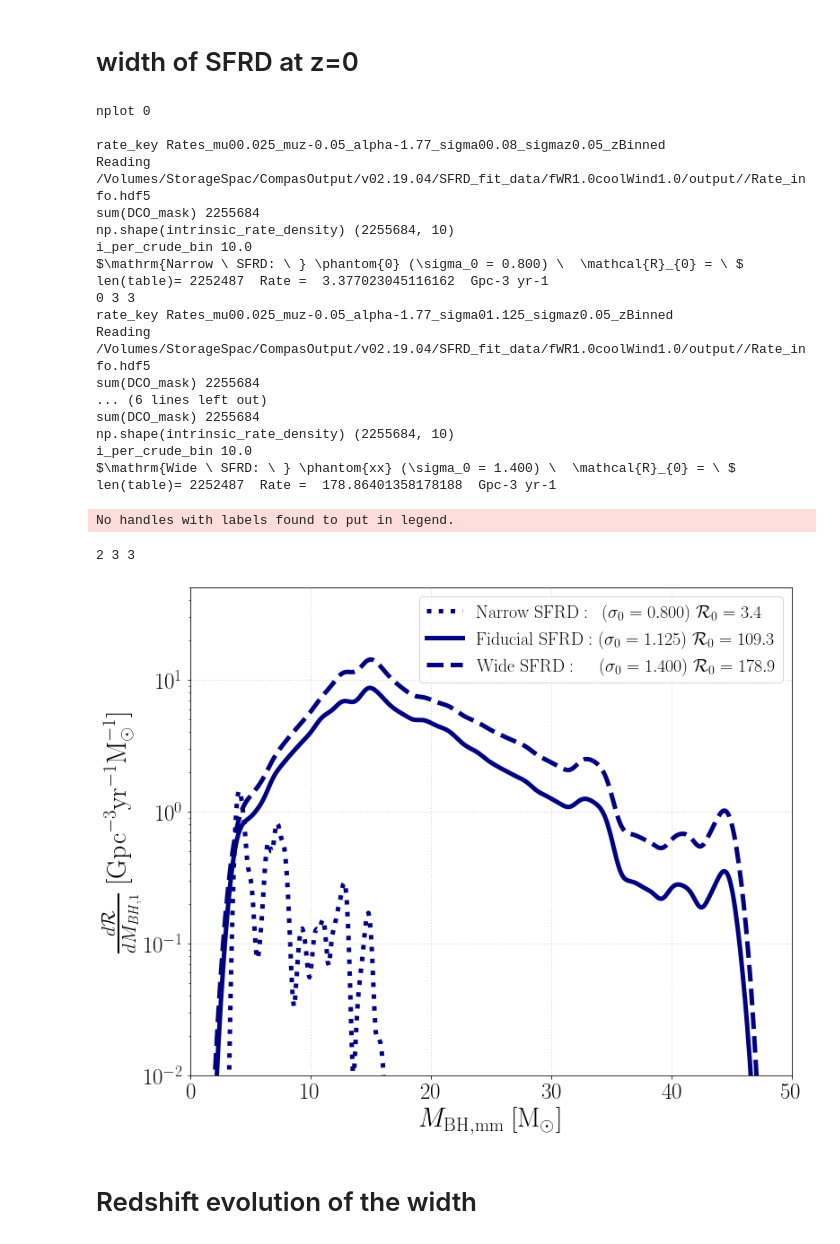
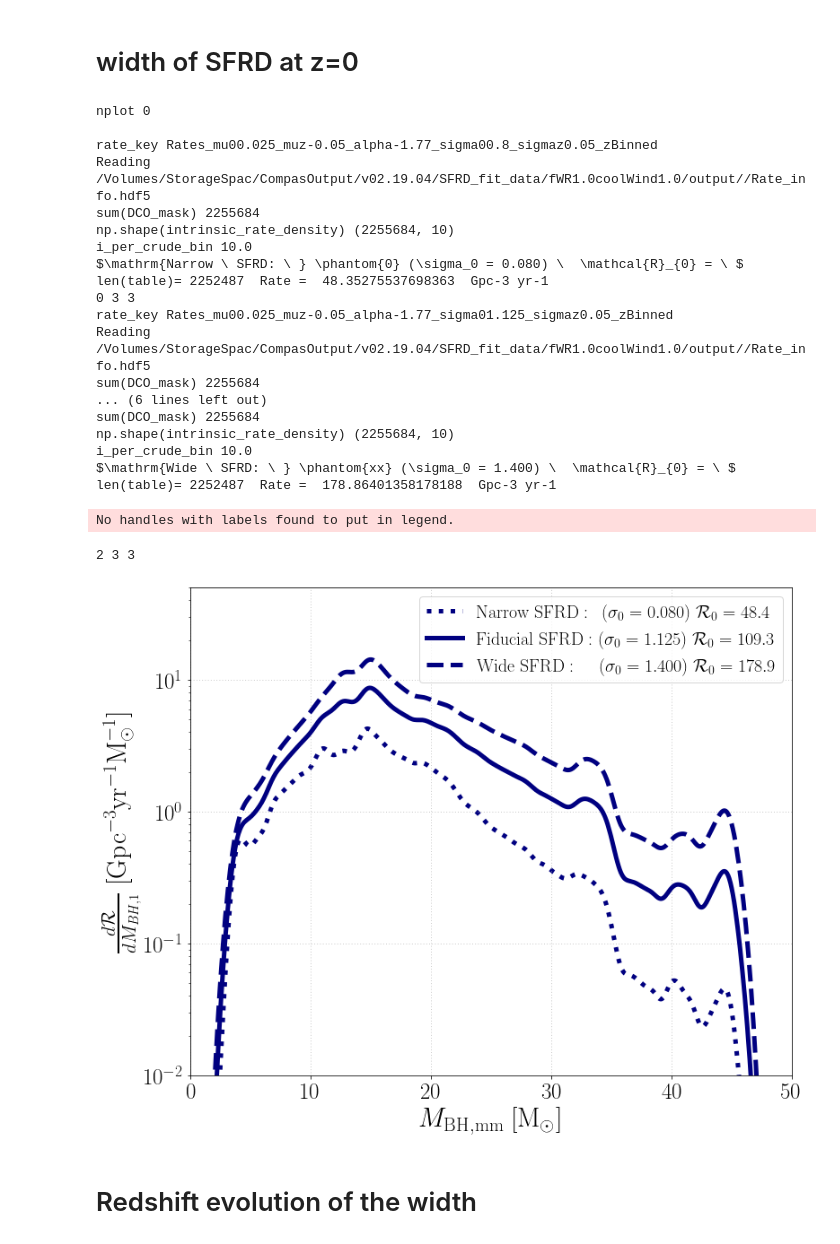
Before and after one commit to sashalvna/SFRD_fit, a Jupyter notebook: src/scripts/BBH_mass_distribution_lowz.ipynb, the cells around one changed output. Saved outputs shown, nothing was run; the diff lists cells and outputs as text; code cells hidden in the pictures.

```diff
--- a/src/scripts/BBH_mass_distribution_lowz.ipynb
+++ b/src/scripts/BBH_mass_distribution_lowz.ipynb
@@ -500,34 +497,34 @@ No handles with labels found to put in legend.
 # width of SFRD at z=0
 # %%
 ####################################################
-plot_mass_distribution(sim_dir = data_dir, x_key = 'M_moreMassive',  rate_keys = ['Rates_mu00.025_muz-0.05_alpha-1.77_sigma0%s_sigmaz0.05_zBinned'%(x) for x in [0.08, 1.125, 1.4]],
+plot_mass_distribution(sim_dir = data_dir, x_key = 'M_moreMassive',  rate_keys = ['Rates_mu00.025_muz-0.05_alpha-1.77_sigma0%s_sigmaz0.05_zBinned'%(x) for x in [0.8, 1.125, 1.4]],
                        show_hist = False, show_KDE = True, kde_width = 0.07, plot_LIGO = False, linestyles = [':','-', '--'], colors = ['navy',  'navy', 'navy'],
                        bootstrap = False, bootstraps = 50, save_name = 'SFRD_width_variations.pdf', save_plot=True,
                        xlabel = r'$M_{\mathrm{BH, mm}} \ \rm [M_{\odot}]$',
-                       labels = ['$\mathrm{Narrow \ SFRD: \ } \phantom{0} (\sigma_0 = 0.080) \  \mathcal{R}_{0} = \ $',
+                       labels = ['$\mathrm{Narrow \ SFRD: \ } \phantom{0} (\sigma_0 = 0.80) \  \mathcal{R}_{0} = \ $',
                                  '$\mathrm{Fiducial \ SFRD: \ } (\sigma_0 = 1.125) \ \mathcal{R}_{0}= \ $',
                                  '$\mathrm{Wide \ SFRD: \ } \phantom{xx} (\sigma_0 = 1.400) \  \mathcal{R}_{0} = \ $'])
 # %% [output]
 nplot 0
 
-rate_key Rates_mu00.025_muz-0.05_alpha-1.77_sigma00.08_sigmaz0.05_zBinned
+rate_key Rates_mu00.025_muz-0.05_alpha-1.77_sigma00.8_sigmaz0.05_zBinned
 Reading  /Volumes/StorageSpac/CompasOutput/v02.19.04/SFRD_fit_data/fWR1.0coolWind1.0/output//Rate_info.hdf5
 sum(DCO_mask) 2255684
 np.shape(intrinsic_rate_density) (2255684, 10)
 i_per_crude_bin 10.0
-$\mathrm{Narrow \ SFRD: \ } \phantom{0} (\sigma_0 = 0.800) \  \mathcal{R}_{0} = \ $  len(table)= 2252487  Rate =  3.377023045116162  Gpc-3 yr-1
+$\mathrm{Narrow \ SFRD: \ } \phantom{0} (\sigma_0 = 0.080) \  \mathcal{R}_{0} = \ $  len(table)= 2252487  Rate =  48.35275537698363  Gpc-3 yr-1
 0 3 3
 rate_key Rates_mu00.025_muz-0.05_alpha-1.77_sigma01.125_sigmaz0.05_zBinned
 Reading  /Volumes/StorageSpac/CompasOutput/v02.19.04/SFRD_fit_data/fWR1.0coolWind1.0/output//Rate_info.hdf5
 sum(DCO_mask) 2255684
 ... (6 lines left out)
 sum(DCO_mask) 2255684
 np.shape(intrinsic_rate_density) (2255684, 10)
 i_per_crude_bin 10.0
 $\mathrm{Wide \ SFRD: \ } \phantom{xx} (\sigma_0 = 1.400) \  \mathcal{R}_{0} = \ $  len(table)= 2252487  Rate =  178.86401358178188  Gpc-3 yr-1
 No handles with labels found to put in legend.
 2 3 3
-[figure, old version]
+[figure, new version]
 # %% [markdown]
 # Redshift evolution of the width
 # %%
```
Also changed, not shown: parts of 2 cells of this notebook, 9 other files.
